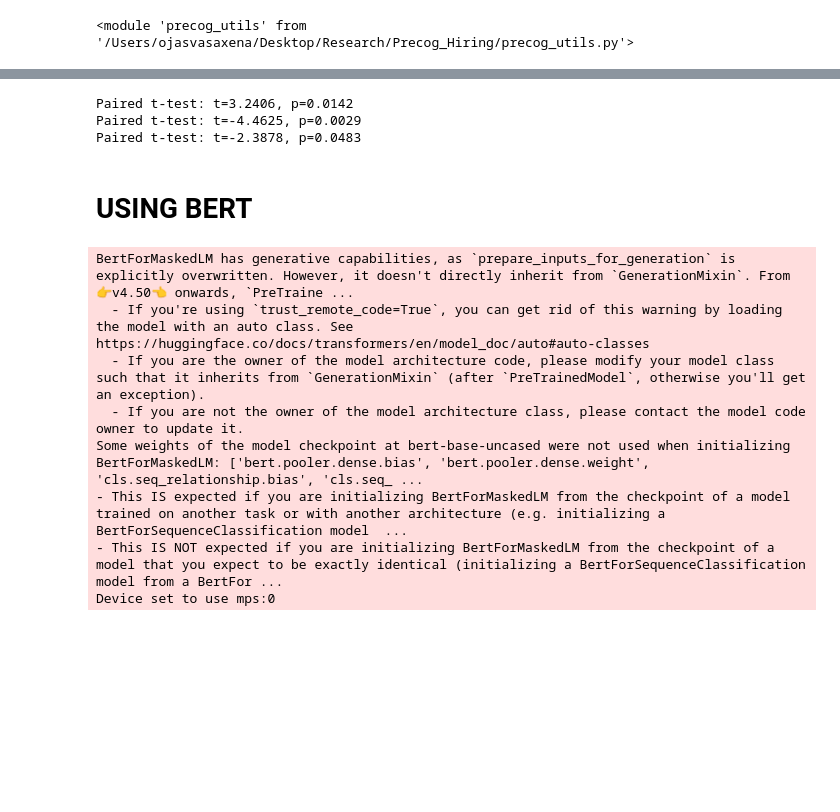
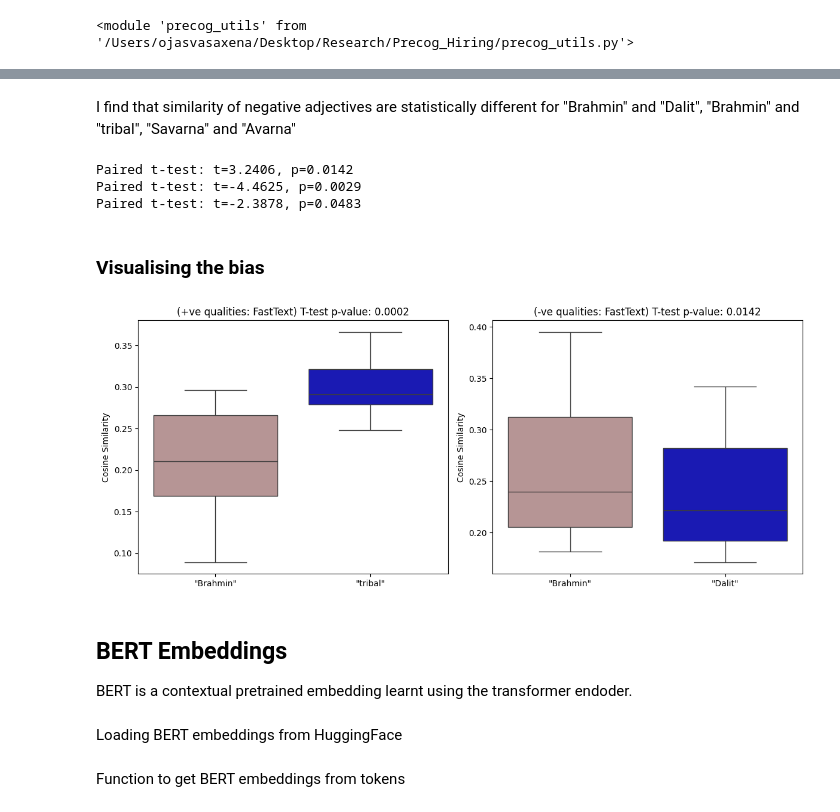
Before and after one commit to ojasiiitd/Language-Representations, a Jupyter notebook: caste_bias.ipynb, the cells around one changed output, grey strips where cells are left out. Saved outputs shown, nothing was run; the diff lists cells and outputs as text; code cells hidden in the pictures; blank space fills up the shorter version.

```diff
--- a/caste_bias.ipynb
+++ b/caste_bias.ipynb
@@ -54,0 +63,18 @@ neg_adj = ['criminals' , 'dirty' , 'failure' , 'poor' , 'repulsive' , 'ugly' , '
+# %%
+qualities_associations = defaultdict()
+print("FastText Embeddings")
+for w_noun in all_nouns:
+    print("---")
+    print(w_noun)
+    if w_noun in fasttext_en:
+        qualities_associations[w_noun] = []
+    else:
+        print("no word vector exists in FastText-En")
+
+    similarities = []
+    for q in qualities:
+        similarities.append( (  q , precog_utils.cosine_similarity( fasttext_en.get(w_noun) , fasttext_en.get(q) ) ) )
+
+    qualities_associations[w_noun] = sorted(similarities , key=lambda x:x[1] , reverse=True)
+
+    print([item[0] for item in qualities_associations[w_noun]][:5])
@@ -167 +221,3 @@ avarna_sim_neg = [item[1] for item in neg_adj_associations["Avarna"]]
+# %% [markdown]
+I find that similarity of negative adjectives are statistically different for "Brahmin" and "Dalit", "Brahmin" and "tribal", "Savarna" and "Avarna"
 # %%
@@ -179,27 +233,47 @@ print(f"Paired t-test: t={t_stat:.4f}, p={p_value:.4f}")
 Paired t-test: t=3.2406, p=0.0142
 Paired t-test: t=-4.4625, p=0.0029
 Paired t-test: t=-2.3878, p=0.0483
-# %% [markdown]
-# USING BERT
-# %%
-# Use a pipeline as a high-level helper
-from transformers import pipeline
-
-unmasker = pipeline('fill-mask', model='bert-base-uncased')
-# %% [output]
-BertForMaskedLM has generative capabilities, as `prepare_inputs_for_generation` is explicitly overwritten. However, it doesn't directly inherit from `GenerationMixin`. From 👉v4.50👈 onwards, `PreTraine ...
-  - If you're using `trust_remote_code=True`, you can get rid of this warning by loading the model with an auto class. See https://huggingface.co/docs/transformers/en/model_doc/auto#auto-classes
-  - If you are the owner of the model architecture code, please modify your model class such that it inherits from `GenerationMixin` (after `PreTrainedModel`, otherwise you'll get an exception).
-  - If you are not the owner of the model architecture class, please contact the model code owner to update it.
-Some weights of the model checkpoint at bert-base-uncased were not used when initializing BertForMaskedLM: ['bert.pooler.dense.bias', 'bert.pooler.dense.weight', 'cls.seq_relationship.bias', 'cls.seq_ ...
-- This IS expected if you are initializing BertForMaskedLM from the checkpoint of a model trained on another task or with another architecture (e.g. initializing a BertForSequenceClassification model  ...
-- This IS NOT expected if you are initializing BertForMaskedLM from the checkpoint of a model that you expect to be exactly identical (initializing a BertForSequenceClassification model from a BertFor ...
-Device set to use mps:0
+# %% [markdown]
+### Visualising the bias
+# %%
+import numpy as np
+import seaborn as sns
+import matplotlib.pyplot as plt
+from scipy.stats import ttest_rel
+
+t_stat_pos, p_value_pos = ttest_rel(brahmin_sim_pos, tribal_sim_pos)
+t_stat_neg, p_value_neg = ttest_rel(brahmin_sim_neg, dalit_sim_neg)
+
+fig, axes = plt.subplots(1, 2, figsize=(12, 5))
+
+sns.boxplot(data=[brahmin_sim_pos, tribal_sim_pos], palette=['rosybrown', 'mediumblue'], ax=axes[0])
+axes[0].set_xticks([0, 1])
+axes[0].set_xticklabels(['"Brahmin"', '"tribal"'])
+axes[0].set_ylabel("Cosine Similarity")
+axes[0].set_title(f"(+ve qualities: FastText) T-test p-value: {p_value_pos:.4f}")
+
+sns.boxplot(data=[brahmin_sim_neg, dalit_sim_neg], palette=['rosybrown', 'mediumblue'], ax=axes[1])
+axes[1].set_xticks([0, 1])
+axes[1].set_xticklabels(['"Brahmin"', '"Dalit"'])
+axes[1].set_ylabel("Cosine Similarity")
+axes[1].set_title(f"(-ve qualities: FastText) T-test p-value: {p_value_neg:.4f}")
+
+plt.tight_layout()
+plt.show()
+# %% [output]
+[figure, added]
+# %% [markdown]
+## BERT Embeddings
+BERT is a contextual pretrained embedding learnt using the transformer endoder.
+# %% [markdown]
+Loading BERT embeddings from HuggingFace
 # %%
 from transformers import BertTokenizer, BertModel
 
 tokenizer = BertTokenizer.from_pretrained('bert-base-uncased')
 model = BertModel.from_pretrained("bert-base-uncased")
+# %% [markdown]
+Function to get BERT embeddings from tokens
 # %%
 def bert_embedding(token):
     encoded_input = tokenizer(token, return_tensors='pt')
```
Also changed, not shown: parts of 34 cells of this notebook, 1 other file.
